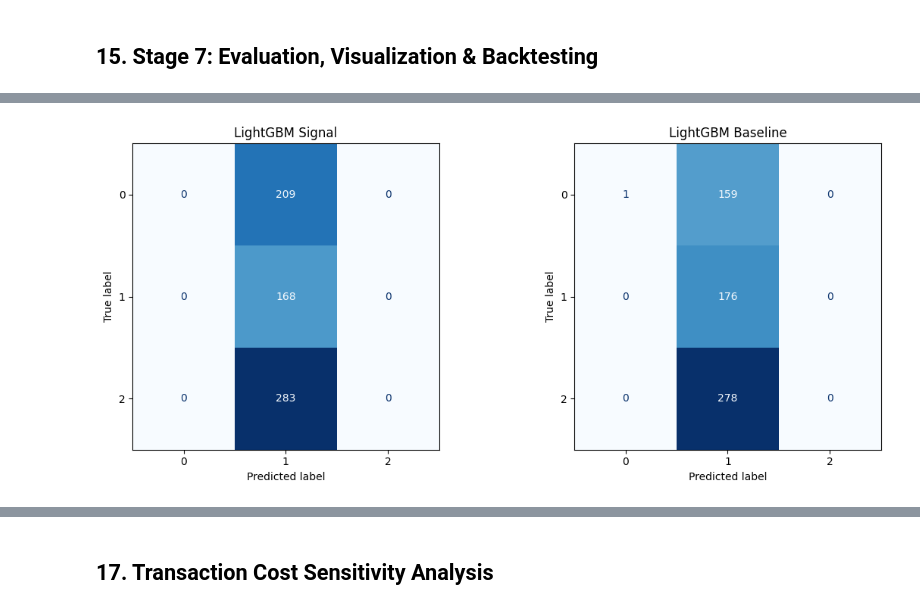
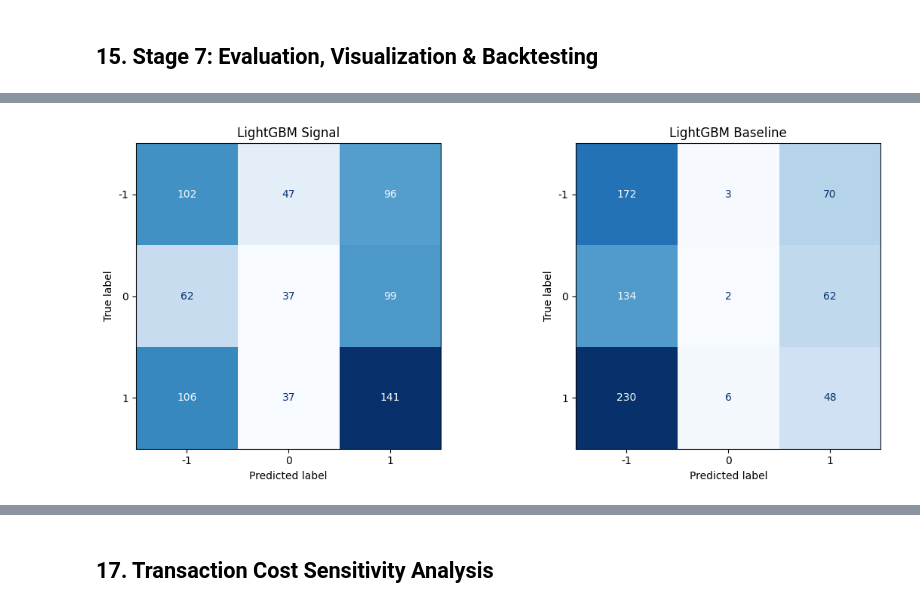
Before and after one commit to TheDeGen/ZHAW_Research_Project, a Jupyter notebook: final_methodology_refactored/notebooks/pipeline_execution.ipynb, the cells around one changed output, grey strips where cells are left out. Saved outputs shown, nothing was run; the diff lists cells and outputs as text; code cells hidden in the pictures.

Commit message:
New model implementations and minor fixes

```diff
--- a/final_methodology_refactored/notebooks/pipeline_execution.ipynb
+++ b/final_methodology_refactored/notebooks/pipeline_execution.ipynb
@@ -132,7 +132,7 @@ with profiling.StageProfiler("Stage 1: Data Ingestion", device_config):
         news_path=NEWS_PATH,
         energy_path=ENERGY_PATH,
         min_timestamp=cfg.MIN_TIMESTAMP,
-        news_sample=2000,  # Set to integer for testing with smaller dataset
+        news_sample=600,  # Set to integer for testing with smaller dataset
         forecast_horizon=FORECAST_HORIZON,
         spread_deadband=SPREAD_DEADBAND,
         random_state=cfg.RANDOM_STATE,
@@ -800,12 +861,30 @@ baseline_column_rename_map = dict(zip(baseline_feature_columns, baseline_feature
 # Prepare training data with sanitized column names
 train_baseline_X_renamed = signal_train_df[baseline_feature_columns].fillna(0).rename(columns=baseline_column_rename_map)
 
+# ============================================================================
+# APPLY SMOTE RESAMPLING TO BASELINE MODEL TRAINING DATA
+# ============================================================================
+print("\n" + "="*70)
+print("APPLYING SMOTE TO BASELINE MODEL TRAINING DATA")
+print("="*70)
+
+train_baseline_X_resampled, y_train_baseline_resampled = model_utils.apply_smote_resampling(
+    X_train=train_baseline_X_renamed,
+    y_train=y_train_signal,
+    random_state=cfg.RANDOM_STATE
+)
+print("="*70 + "\n")
+
+# ============================================================================
+# TRAIN LIGHTGBM BASELINE MODEL WITH BALANCED DATA
+# ============================================================================
+
 base_baseline_splitter = model_utils.ExpandingWindowSplitter(
     n_splits=cfg.N_CV_SPLITS,
     step_size=cfg.DEFAULT_EXPANDING_STEP,
     min_train_size=cfg.DEFAULT_MIN_TRAIN_SIZE,
 )
-available_baseline_splits = base_baseline_splitter.get_n_splits(train_baseline_X_renamed)
+available_baseline_splits = base_baseline_splitter.get_n_splits(train_baseline_X_resampled)
 if available_baseline_splits == 0:
     raise ValueError("Insufficient data for LightGBM baseline cross-validation.")
 
@@ -817,8 +896,8 @@ baseline_cv = model_utils.ExpandingWindowSplitter(
 
 with profiling.StageProfiler("Stage 6B: LightGBM Baseline Model", device_config):
     baseline_lgbm_grid = model_utils.run_lgbm_grid_search(
-        X_train=train_baseline_X_renamed,
-        y_train=y_train_signal,
+        X_train=train_baseline_X_resampled,  # Use SMOTE-resampled data
+        y_train=y_train_baseline_resampled,   # Use SMOTE-resampled labels
         param_grid=model_config.LIGHTGBM_PARAM_GRID,
         cv=baseline_cv,
         device_config=lgbm_device_config,
@@ -826,7 +905,7 @@ with profiling.StageProfiler("Stage 6B: LightGBM Baseline Model", device_config)
     )
 
 baseline_best_lgbm = baseline_lgbm_grid.best_estimator_
-print("\n✓ LightGBM baseline model trained")
+print("\n✓ LightGBM baseline model trained with SMOTE-balanced data")
 print("  Best params:", baseline_lgbm_grid.best_params_)
 print(f"  Best CV macro-F1: {baseline_lgbm_grid.best_score_:.3f}")
 # %% [output]
@@ -961,15 +1056,14 @@ visualization.plot_roc_curves(
 # %%
 visualization.plot_confusion_matrices(
     models_dict={
         "LightGBM Signal": (signal_best_lgbm, test_signal_X),
         "LightGBM Baseline": (baseline_best_lgbm, test_baseline_X),
     },
     y_test=y_test_signal,
-    class_labels=list(range(len(label_encoder.classes_))),
     label_encoder=label_encoder,
 )
 # %% [output]
-[figure, old version]
+[figure, new version]
 # %%
 spot_col = evaluation.get_column_name([
     "Spot Price", "spot_price", "SpotPrice"
```
Also changed, not shown: parts of 31 cells of this notebook, 7 other files.
